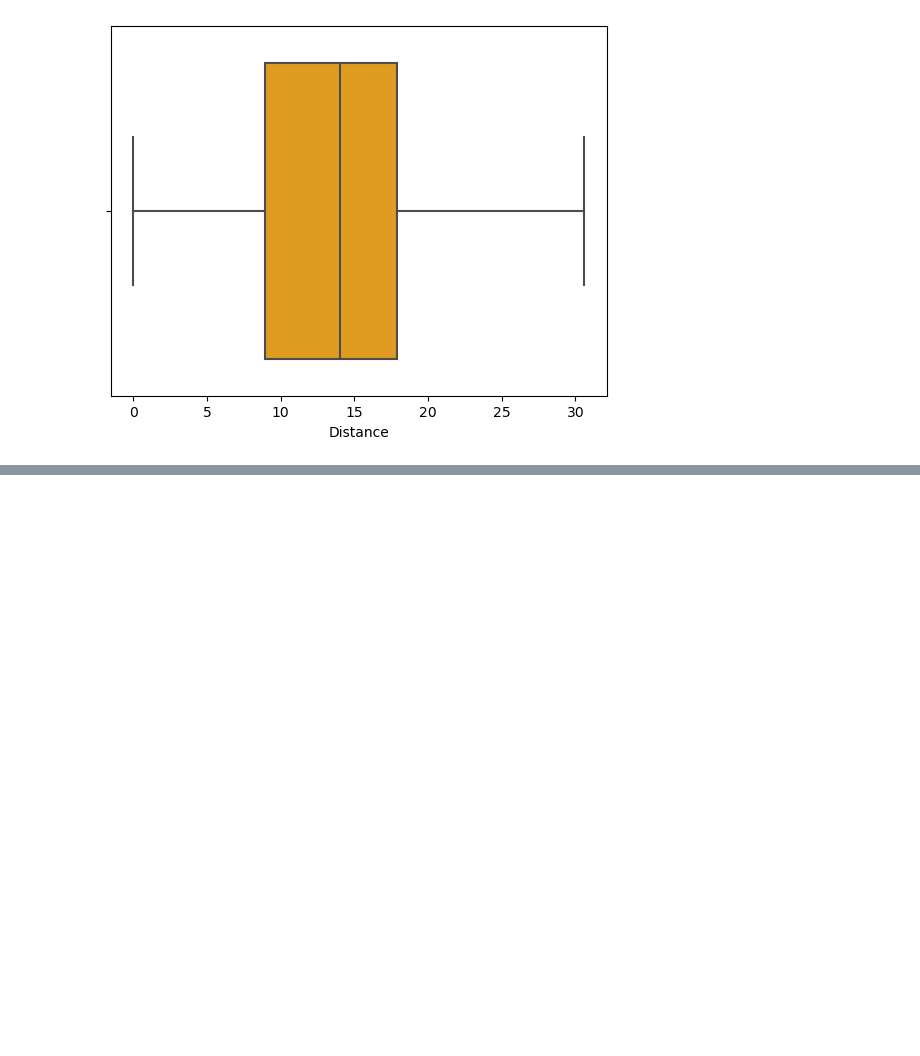
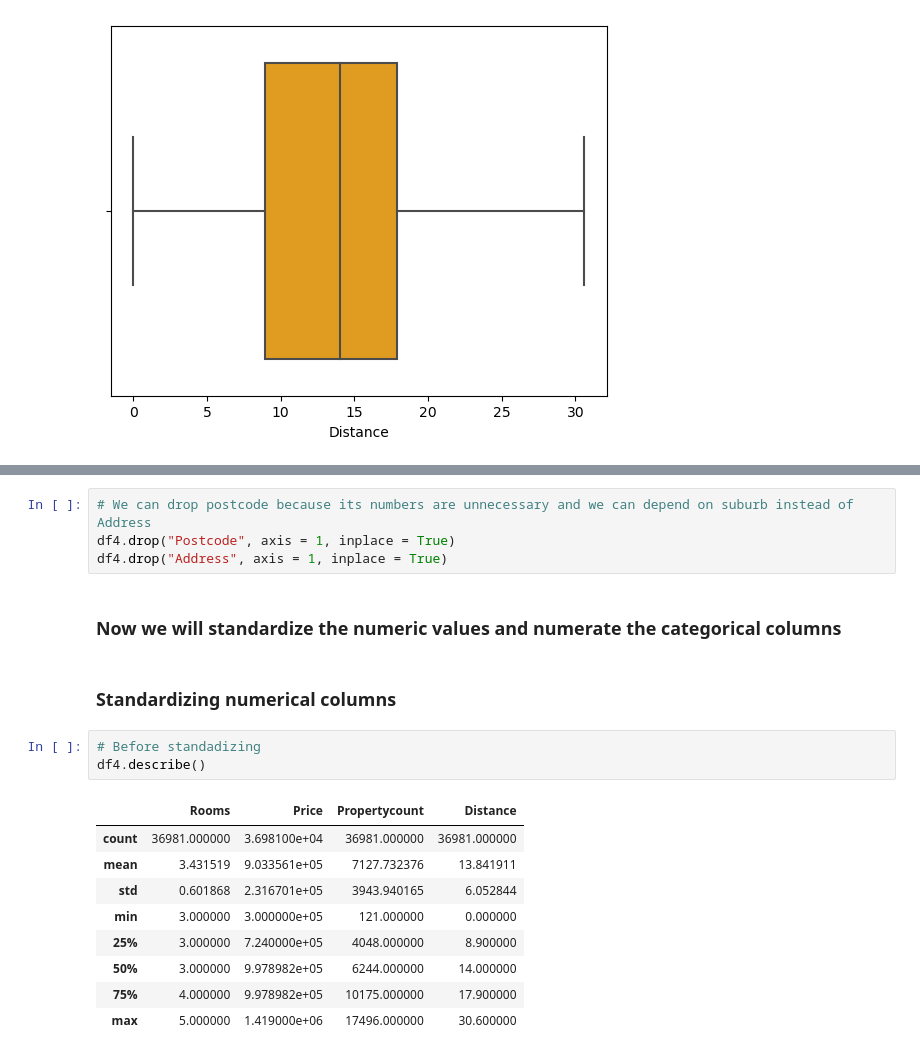
Before and after one commit to Ibrahim-Hossam/AI-502, a Jupyter notebook: dpp-ibrahim.ipynb, the cells around one changed output, grey strips where cells are left out. Drawn from its saved outputs; the diff is of its cells as text; blank space fills up the shorter version.

```diff
--- a/dpp-ibrahim.ipynb
+++ b/dpp-ibrahim.ipynb
@@ -446,0 +500,21 @@ sns.boxplot(data = df4, x = 'Distance', color = 'orange')
+# %%
+# We can drop postcode because its numbers are unnecessary and we can depend on suburb instead of Address
+df4.drop("Postcode", axis = 1, inplace = True)
+df4.drop("Address", axis = 1, inplace = True)
+# %% [markdown]
+### Now we will standardize the numeric values and numerate the categorical columns
+# %% [markdown]
+### Standardizing numerical columns
+# %%
+# Before standadizing
+df4.describe()
+# %% [output]
+|  | Rooms | Price | Propertycount | Distance |
+| count | 36981.000000 | 3.698100e+04 | 36981.000000 | 36981.000000 |
+| mean | 3.431519 | 9.033561e+05 | 7127.732376 | 13.841911 |
+| std | 0.601868 | 2.316701e+05 | 3943.940165 | 6.052844 |
+| min | 3.000000 | 3.000000e+05 | 121.000000 | 0.000000 |
+| 25% | 3.000000 | 7.240000e+05 | 4048.000000 | 8.900000 |
+| 50% | 3.000000 | 9.978982e+05 | 6244.000000 | 14.000000 |
+| 75% | 4.000000 | 9.978982e+05 | 10175.000000 | 17.900000 |
+| max | 5.000000 | 1.419000e+06 | 17496.000000 | 30.600000 |
```
Also changed, not shown: parts of 14 cells of this notebook.
